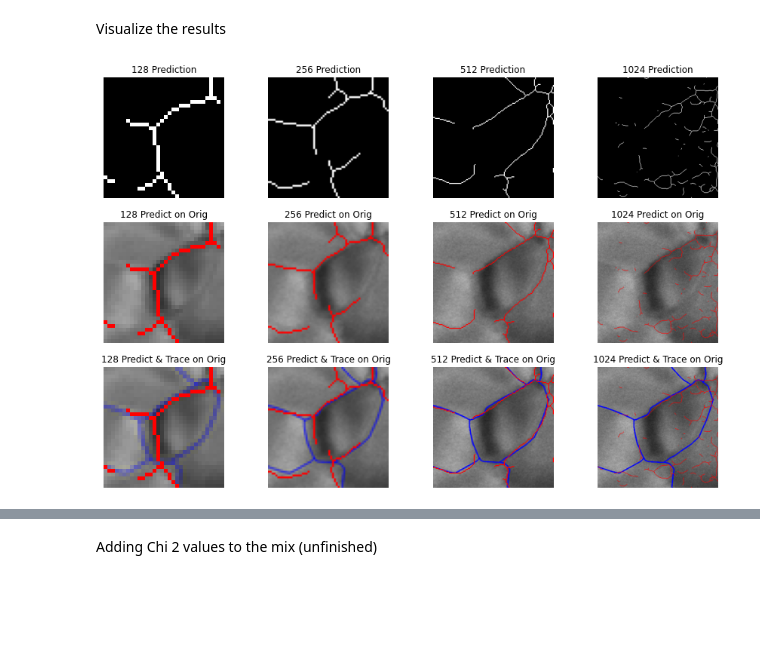
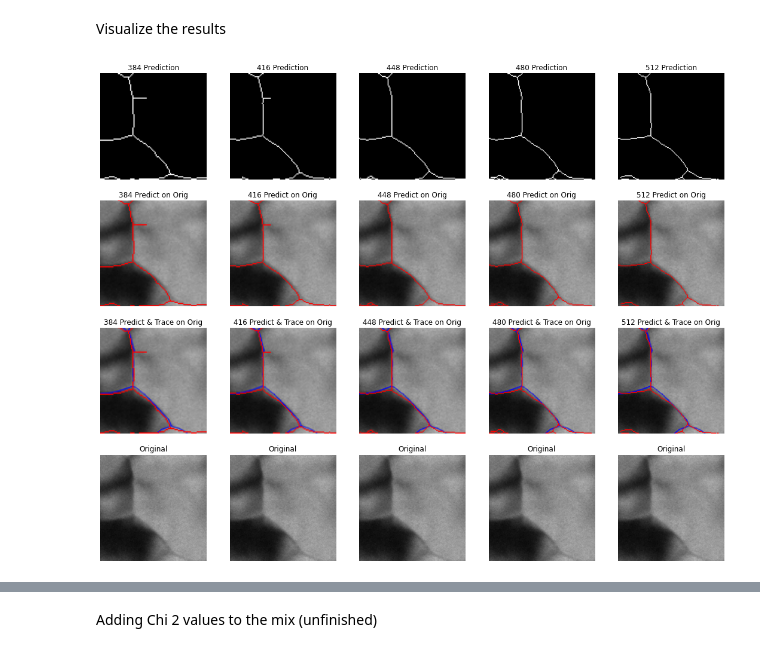
Before and after one commit to xkstein/Grain-U-Net, a Jupyter notebook: Resolution_Testing.ipynb, the cells around one changed output, grey strips where cells are left out. Drawn from its saved outputs; the diff is of its cells as text; code cells hidden in the pictures; blank space fills up the shorter version.

```diff
--- a/Resolution_Testing.ipynb
+++ b/Resolution_Testing.ipynb
@@ -213,2 +37,6 @@ def saveResult(save_path,width,npyfile,flag_multi_class = False,num_class = 2):
 # %% [markdown]
 We'll now output several predicted maps of the original grain image, changing the dimension with each image
+# %%
+#Reminders
+for i in [4,6,8,9,10,11,12,13,14,15,16,24,32]:
+  print(f'{i} x 32 = {i*32}')
@@ -388,13 +222,8 @@ def overlay(front_path,
   # Downsample the background to fit gen map
   size = img.size
   background = background.resize(size,Image.ANTIALIAS)
-
   background.paste(img, (0, 0), img)
-
   return background
-
-
-test_dir = 'data/resolution_test/'
 
 # First put trace on orig in blue
 front_path = 'data/resolution_test/Traced.png'
@@ -402,7 +231,10 @@ back_path = 'data/resolution_test/0.png'
 traceover = np.array(overlay(front_path,back_path,'blue'))
 io.imsave('data/resolution_test/traceover.png', traceover.astype('uint8'))
 
-for i in [128,256,512,1024]:
+#This is where we will specify the images to cross compare
+testers = widths
+
+for i in testers:
   #PART I
   # Put predict on orig
   front_path = f'{test_dir}{i}_processed.png'
@@ -423,51 +255,47 @@ Visualize the results
 
 # Import modules
 import matplotlib.pyplot as plt
 import matplotlib.image as mpimg
 
 # Read images
 
-reservoir = [
-              [('data/resolution_test/128_processed.png','128 Prediction'),
-              ('data/resolution_test/256_processed.png','256 Prediction'),
-              ('data/resolution_test/512_processed.png','512 Prediction'),
-              ('data/resolution_test/1024_processed.png','1024 Prediction')],
+#Read the Resolutions to test from Testers list
+testers = widths
 
-              [('data/resolution_test/128_predict_on_orig.png','128 Predict on Orig'),
-              ('data/resolution_test/256_predict_on_orig.png','256 Predict on Orig'),
-              ('data/resolution_test/512_predict_on_orig.png','512 Predict on Orig'),
-              ('data/resolution_test/1024_predict_on_orig.png','1024 Predict on Orig')],
+reservoir = [[],[],[],[]]
+test_dir = 'data/resolution_test/'
 
-              [('data/resolution_test/128_both_on_orig.png','128 Predict & Trace on Orig'),
-              ('data/resolution_test/256_both_on_orig.png','256 Predict & Trace on Orig'),
-              ('data/resolution_test/512_both_on_orig.png','512 Predict & Trace on Orig'),
-              ('data/resolution_test/1024_both_on_orig.png','1024 Predict & Trace on Orig')]
-             ]
+for i in testers:
+    reservoir[0].append((f'{test_dir}{i}_processed.png',f'{i} Prediction'))
+    reservoir[1].append((f'{test_dir}{i}_predict_on_orig.png',f'{i} Predict on Orig'))
+    reservoir[2].append((f'{test_dir}{i}_both_on_orig.png',f'{i} Predict & Trace on Orig'))
+    reservoir[3].append((f'{test_dir}0.png','Original'))
 
 # Set your canvas (fig) and the number of axes (images) you want to display
-fig, axs = plt.subplots(nrows=3,ncols=4,figsize=(15,10))
+fig, axs = plt.subplots(nrows=4,ncols=len(testers),figsize=(15*len(testers)/4,15))
 
-for j in range(0,4):
-  for i in range(0,3):
+for j in range(0,len(testers)):
+  for i in range(0,4):
     path, title = reservoir[i][j]
 
     image = mpimg.imread(path)
 
     #This section lets you zoom in on a 1/16th of the image
     # so you can better see what's going on
     size = image.shape[0]
     w = int(size/4)
-    n = 2
-    m = 3
+    n = 3
+    m = 2
+
     image = image[n*w:(n+1)*w,m*w:(m+1)*w]
 
     # n = 2, m = 3 gives a great comparison point full grain
 
     axs[i][j].imshow(image, cmap='gray')
     axs[i][j].set_title(title)
     axs[i][j].axis('off')
 
 
-plt.savefig('foo.png', bbox_inches='tight')
+#plt.savefig('matrix.png', bbox_inches='tight')
 # %% [output]
-[figure, old version]
+[figure, new version]
```
Also changed, not shown: parts of 11 cells of this notebook.
